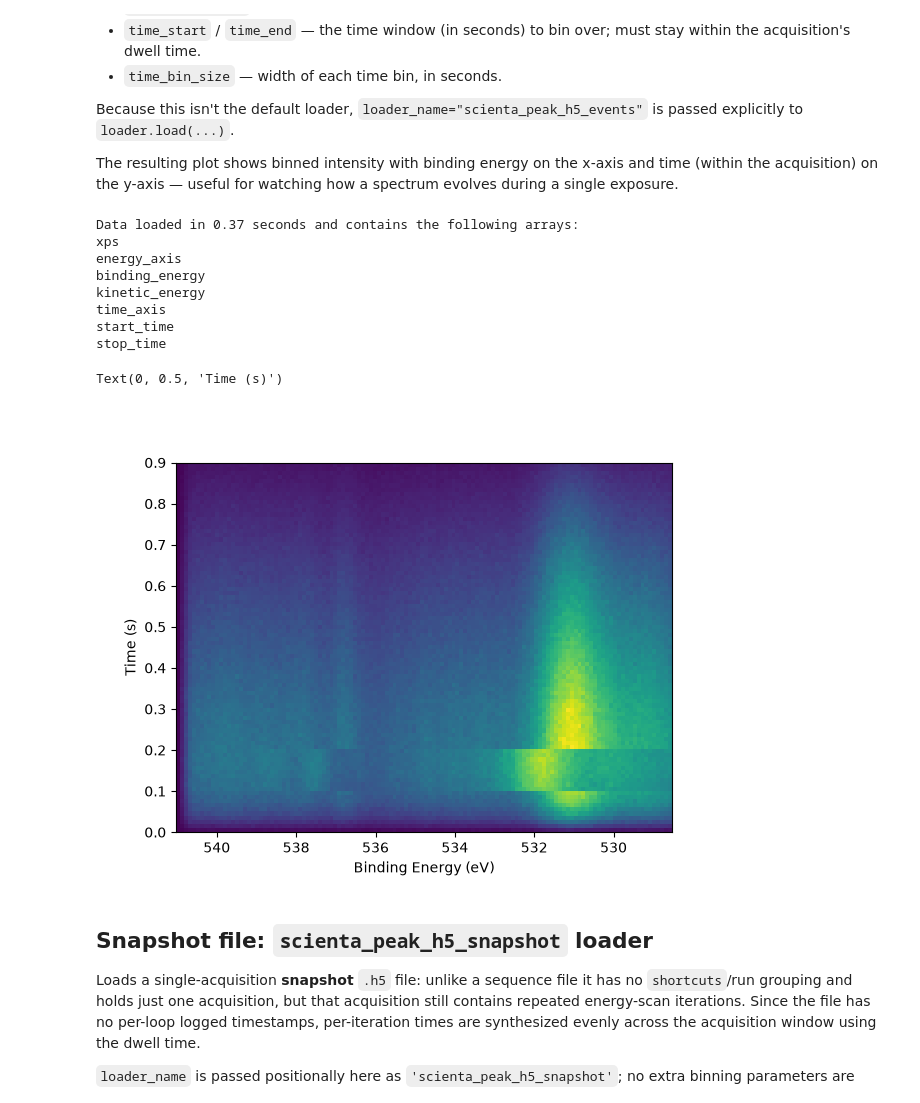
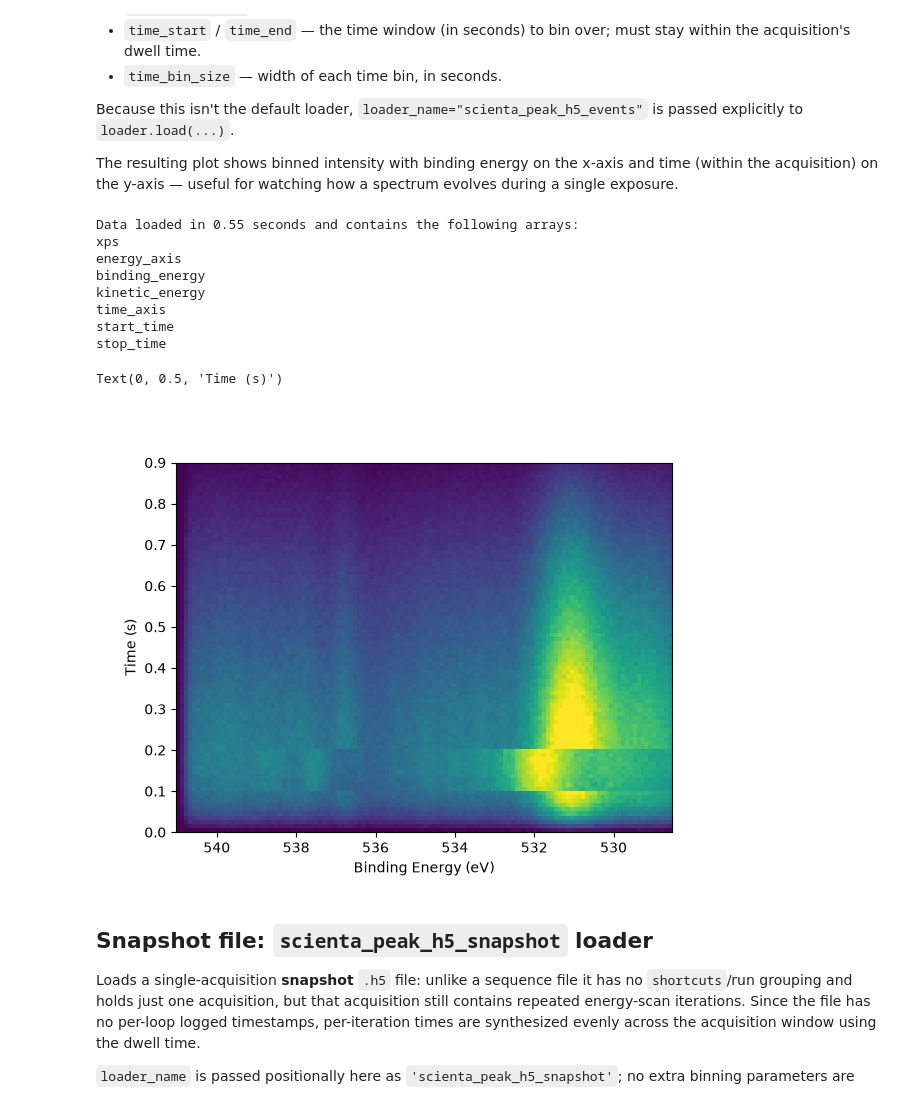
Before and after one commit to bulby14/XPS_data_loader, a Jupyter notebook: h5_import.ipynb, the cells around one changed output. Saved outputs shown, nothing was run; the diff lists cells and outputs as text; code cells hidden in the pictures.

```diff
--- a/h5_import.ipynb
+++ b/h5_import.ipynb
@@ -73,36 +74,37 @@ energy_bin_size = 0.1               # energy bin in eV
 time_start = 0                      # start of acquisition (usually 0) in seconds
 time_end = 0.9                      # end of acquisition in seconds. OBS: should be less than dwell time (1 s for this file)
 time_bin_size = 0.01                # size of the time bin in seconds
 
 spectra = loader.load(data_path, energy_bin_size=energy_bin_size, time_bin_size=time_bin_size, time_range=(time_start, time_end), loader_name="scienta_peak_h5_events")
 
 xps = spectra[0].get("raw", "xps")
 binding_e = spectra[0].get("raw",  "binding_energy")
 
 stop = time.time()
 
 print(f"Data loaded in {stop - start:.2f} seconds and contains the following arrays:")
 # print the contained arrays in a Node
 for elem in spectra[0].nodes['raw'].arrays:
     print(elem)
 
 plt.close()
 fig, ax = plt.subplots()
 extent = [binding_e[0], binding_e[-1], time_start, time_end]
-ax.imshow(np.flipud(xps), aspect='auto', extent=extent)
+vmin, vmax = np.percentile(xps, [1, 99])
+ax.imshow(np.flipud(xps), aspect='auto', extent=extent, vmin=vmin, vmax=vmax)
 ax.set_xlabel('Binding Energy (eV)')
 ax.set_ylabel('Time (s)')
 # %% [output]
-Data loaded in 0.37 seconds and contains the following arrays:
+Data loaded in 0.55 seconds and contains the following arrays:
 xps
 energy_axis
 binding_energy
 kinetic_energy
 time_axis
 start_time
 stop_time
 Text(0, 0.5, 'Time (s)')
-[figure, old version]
+[figure, new version]
 # %% [markdown]
 ## Snapshot file: `scienta_peak_h5_snapshot` loader
 
```
Also changed, not shown: parts of 2 cells of this notebook, 4 other files.
